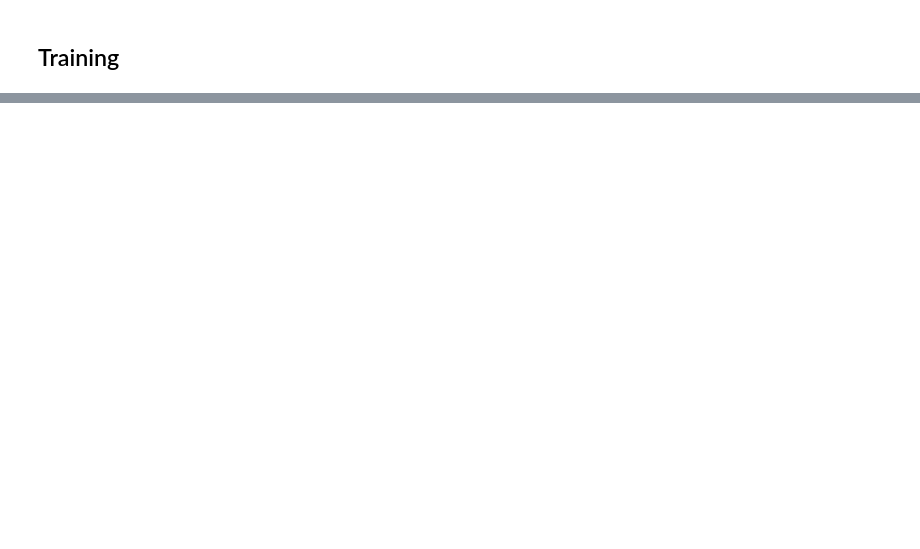
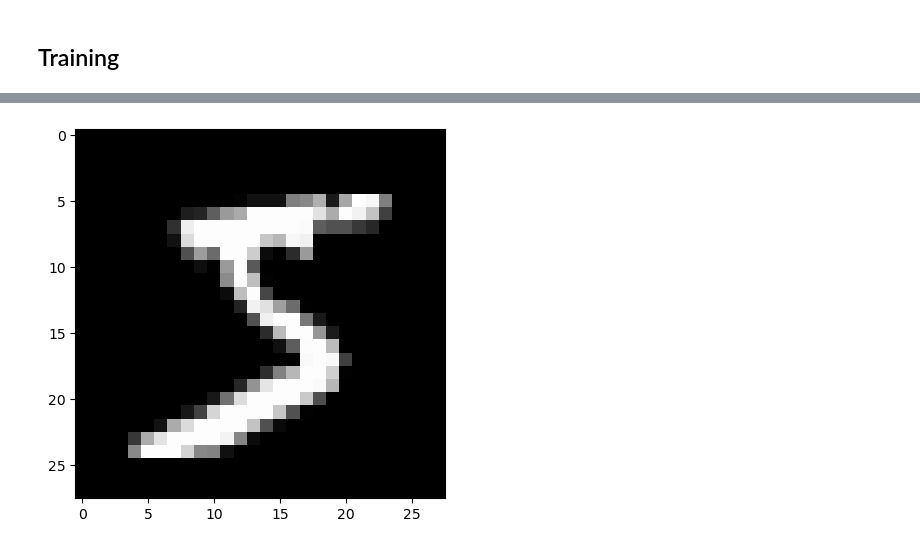
Before and after one commit to edithh81/ViTClassification, a Jupyter notebook: notebooks/viT.ipynb, the cells around one changed output, grey strips where cells are left out. Saved outputs shown, nothing was run; the diff lists cells and outputs as text; code cells hidden in the pictures; blank space fills up the shorter version.

```diff
--- a/notebooks/viT.ipynb
+++ b/notebooks/viT.ipynb
@@ -220,0 +411,7 @@ Compile with `TORCH_USE_CUDA_DSA` to enable device-side assertions.
+# %%
+os.environ["KMP_DUPLICATE_LIB_OK"] = "TRUE"
+sample = train_dataset[0][0]  # a tensor
+plt.imshow(sample.squeeze(), cmap='gray')
+plt.show()
+# %% [output]
+[figure, added]
```
Also changed, not shown: parts of 28 cells of this notebook, 11 other files.
